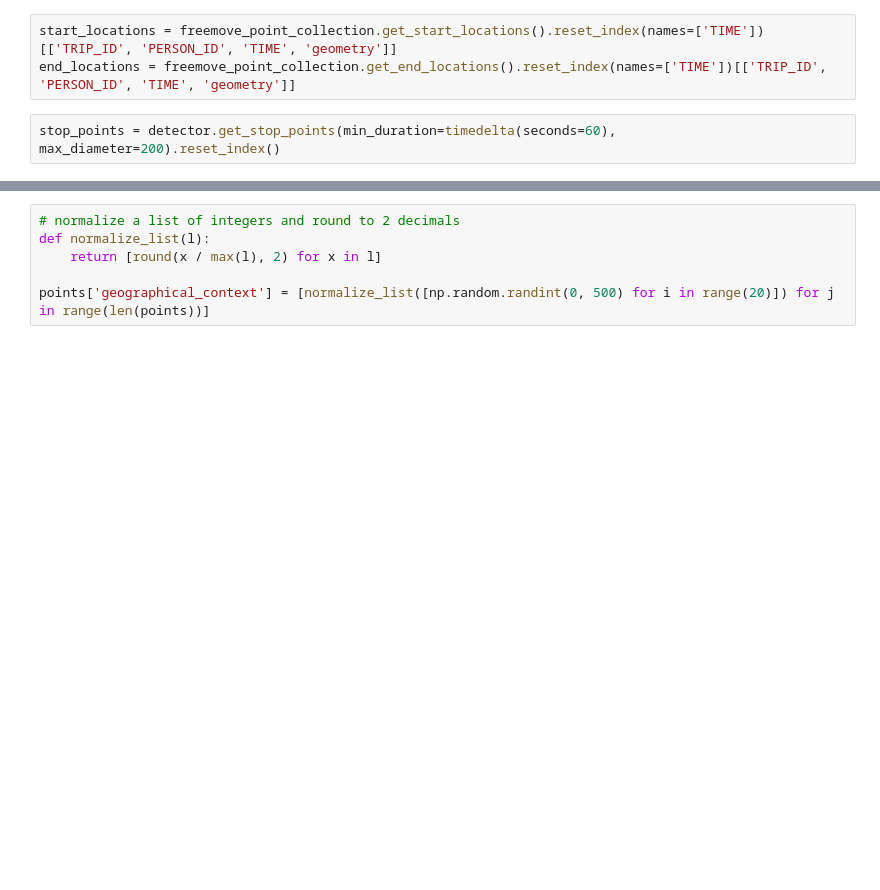
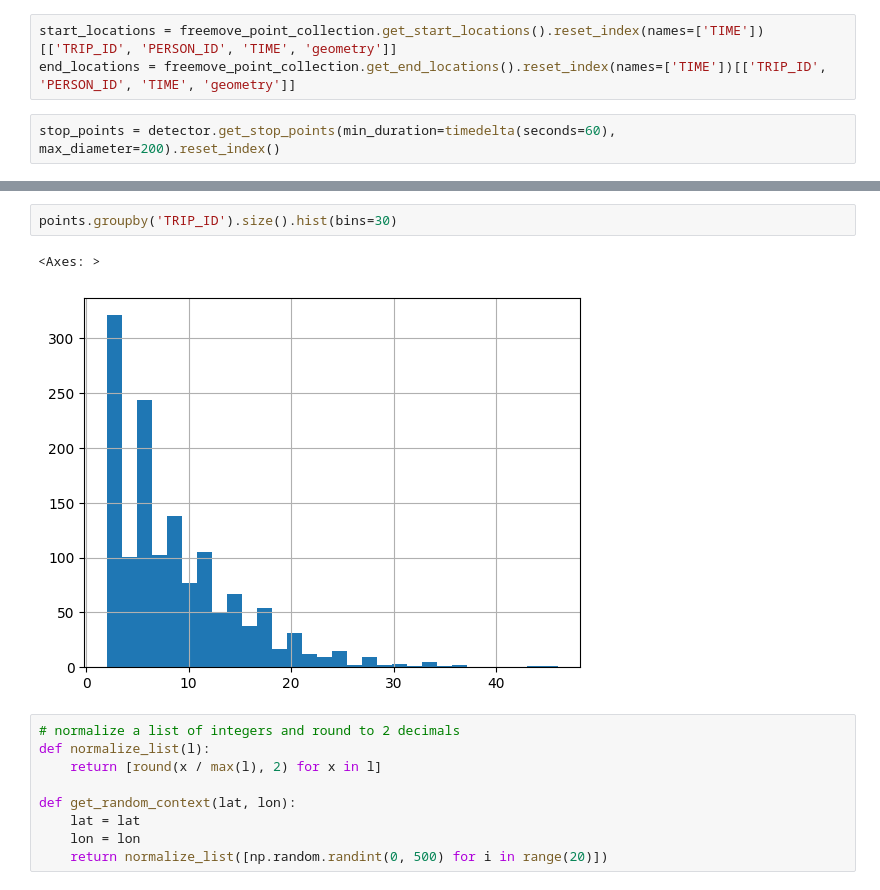
Before and after one commit to benediktstroebl/Master-Thesis, a Jupyter notebook: Autoencoder/autoencoder.ipynb, the cells around one changed output, grey strips where cells are left out. Cells and saved outputs as stored; diff of their text form; blank space fills up the shorter version.

```diff
--- a/Autoencoder/autoencoder.ipynb
+++ b/Autoencoder/autoencoder.ipynb
@@ -95,9 +144,17 @@ points.head(10)
+# %%
+points.groupby('TRIP_ID').size().hist(bins=30)
+# %% [output]
+<Axes: >
+[figure, added]
 # %%
 # normalize a list of integers and round to 2 decimals
 def normalize_list(l):
     return [round(x / max(l), 2) for x in l]
 
-points['geographical_context'] = [normalize_list([np.random.randint(0, 500) for i in range(20)]) for j in range(len(points))]
+def get_random_context(lat, lon):
+    lat = lat
+    lon = lon
+    return normalize_list([np.random.randint(0, 500) for i in range(20)])
 # %%
 import targomo_api
 from tqdm import tqdm
```
Also changed, not shown: parts of 33 cells of this notebook, 4 other files.
